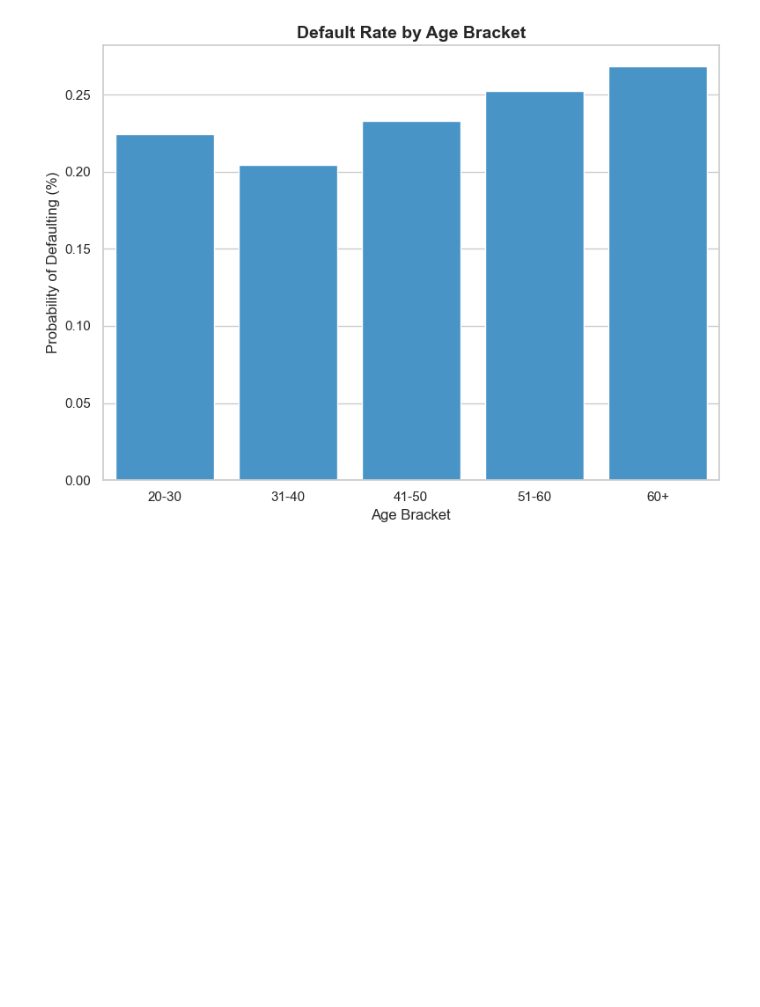
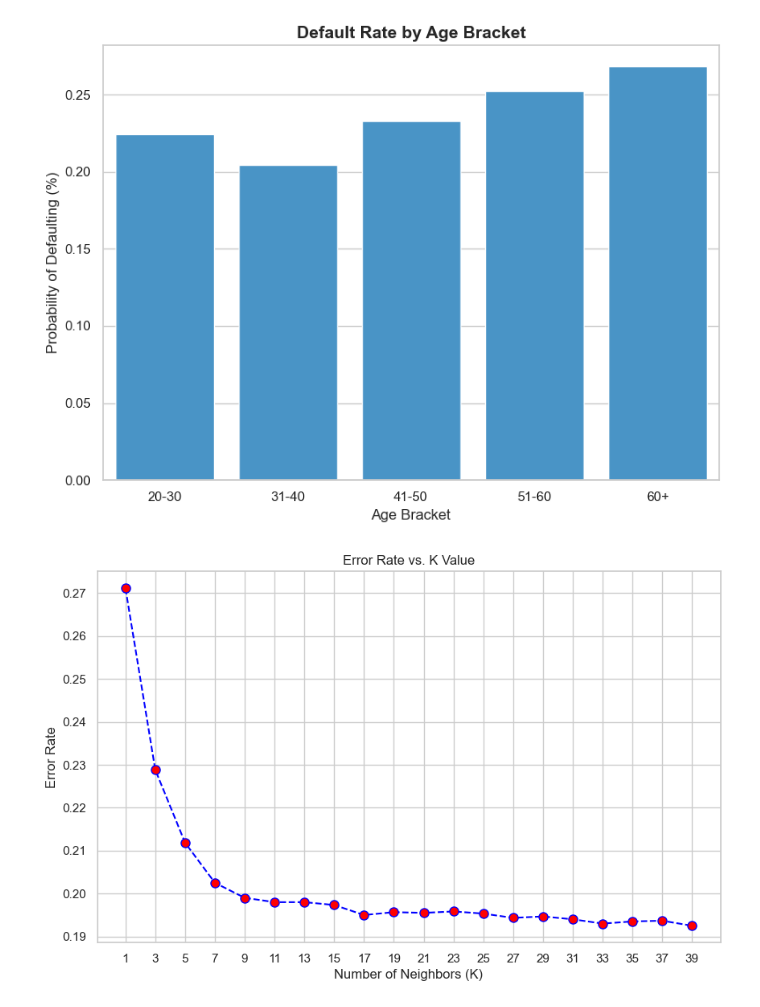
Before and after one commit to Malak23272/MLproject, a Jupyter notebook: defualtcreditcard (1).ipynb, the cells around one changed output. Drawn from its saved outputs; the diff is of its cells as text; code cells hidden in the pictures; blank space fills up the shorter version.

Commit message:
K selection Graph____Final KNN&ANN ISA!!

```diff
--- a/defualtcreditcard (1).ipynb
+++ b/defualtcreditcard (1).ipynb
@@ -330,9 +330,9 @@ plt.show()
 # %% [output]
 [figure]
 # %%
-# Cleaning data from noisy feature is requiered for our models for no distraction, low dimensionality
+# Cleaning data from noisy feature is requiered for our models for no distraction, and for low dimensionality
 #Noisy features are demographics: 'SEX', 'EDUCATION', 'MARRIAGE', 'AGE'
-demo_cols = ['SEX', 'EDUCATION', 'MARRIAGE', 'AGE']
+demo_cols = ['SEX', 'EDUCATION', 'MARRIAGE', 'AGE', 'AGE_BIN']
 
 # new feature set by dropping these and the target/ID
 X_fin = df.drop(columns=demo_cols + ['default payment next month', 'ID'], errors='ignore')
@@ -352,3 +352,81 @@ X_test_fin_scaled = scaler_fin.transform(X_test_fin)
 # --- 3. BALANCING ---
 smote_fin = SMOTE(random_state=42)
 X_train_fin_bal, y_train_fin_bal = smote_fin.fit_resample(X_train_fin_scaled, y_train_fin)
+# %%
+#KNN Model
+
+#Finding the optimal k for kNN first, by trying some k values on test dataset
+# to get the minimum error
+# Avoiding overfitting "Variance-Bias trade off"
+error_rate = []
+k_range = list(range(1, 41, 2))#considering odd k only
+
+for i in k_range:
+    knn = KNeighborsClassifier(n_neighbors=i)
+    knn.fit(X_train_scaled, y_train)
+    pred_i = knn.predict(X_test_scaled)
+    error_rate.append(np.mean(pred_i != y_test))
+
+#Find the index of the first occurrence of that minimum value
+#Not too large k to avoid underfitting "Variance-Bias trade off"
+# Visualization for the point where the error rate drops significantly
+# and then begins to flatten out or starts to increase again
+plt.figure(figsize=(10, 6))
+plt.plot(k_range, error_rate, color='blue', linestyle='--', marker='o', markerfacecolor='red', markersize=8)
+plt.title('Error Rate vs. K Value')
+plt.xlabel('Number of Neighbors (K)')
+plt.ylabel('Error Rate')
+plt.xticks(k_range)
+plt.grid(True)
+plt.show()
+
+
+#NOTICED THAT: at k = 11 the gragh starts to flatten out so that is the optimum
+#using k = 11
+knn_fin = KNeighborsClassifier(n_neighbors=11)
+
+knn_fin.fit(X_train_fin_bal, y_train_fin_bal)
+
+y_probs_knn_fin = knn_fin.predict_proba(X_test_fin_scaled)[:, 1]
+
+y_pred_knn_fin = (y_probs_knn_fin >= 0.5).astype(int)
+
+#Confusion Matrix
+conf_matrix = confusion_matrix(y_test_fin, y_pred_knn_fin)
+# Plot
+plt.figure(figsize=(8, 6))
+sns.heatmap(conf_matrix, annot=True, fmt='d', cmap='Blues',
+            xticklabels=['No Default', 'Default'],
+            yticklabels=['No Default', 'Default'])
+plt.title('Confusion Matrix for kNN (k=11)')
+plt.xlabel('Predicted Label')
+plt.ylabel('True Label')
+plt.show()
+
+#report
+report_knn1 = classification_report(y_test_fin, y_pred_knn_fin)
+print("kNN Classification Report:")
+print(report_knn1)
+
+
+# Calculate ROC metrics
+fpr, tpr, thresholds_roc = roc_curve(y_test_fin, y_probs_knn_fin)
+#AUC:
+auc_knn_fin = roc_auc_score(y_test_fin, y_probs_knn_fin)
+
+# Plotting
+plt.figure(figsize=(8, 6))
+plt.plot(fpr, tpr, color='darkorange', lw=2, label=f'kNN (AUC = {auc_knn_fin:.2f})')
+plt.plot([0, 1], [0, 1], color='navy', lw=2, linestyle='--', label='Random Guess')
+plt.xlim([0.0, 1.0])
+plt.ylim([0.0, 1.05])
+plt.xlabel('False Positive Rate (1 - Specificity)')
+plt.ylabel('True Positive Rate (Recall)')
+plt.title('Receiver Operating Characteristic (ROC) Curve')
+plt.legend(loc="lower right")
+plt.grid(True, alpha=0.3)
+plt.show()
+
+print(f"Cleaned kNN AUC: {auc_knn_fin:.4f}")
+# %% [output]
+[figure, added]
```
Also changed, not shown: parts of 4 cells of this notebook, 1 other file.
